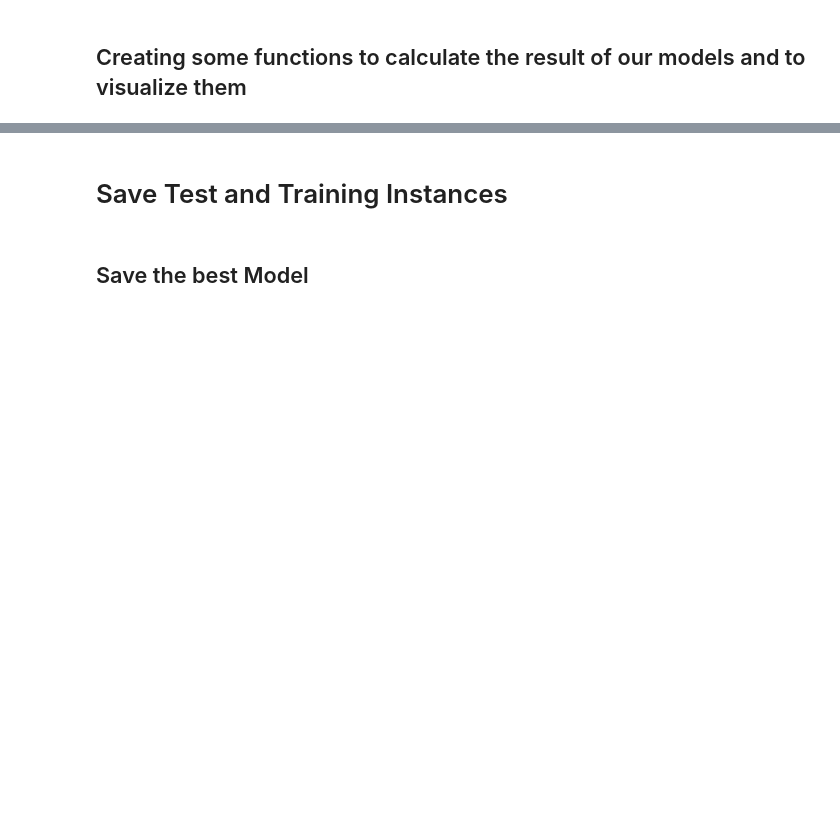
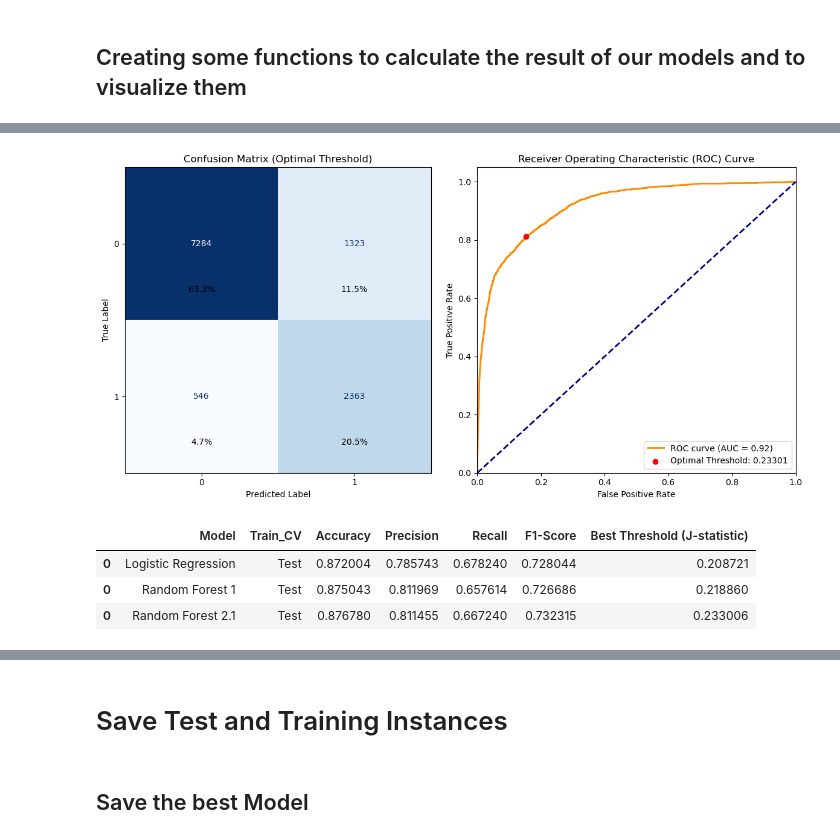
Before and after one commit to GOget42/CS_Group_Project, a Jupyter notebook: Jupyter Notebooks for Data Preprocessing/Modeling.ipynb, the cells around one changed output, grey strips where cells are left out. Saved outputs shown, nothing was run; the diff lists cells and outputs as text; code cells hidden in the pictures; blank space fills up the shorter version.

```diff
--- a/Jupyter Notebooks for Data Preprocessing/Modeling.ipynb
+++ b/Jupyter Notebooks for Data Preprocessing/Modeling.ipynb
@@ -370,0 +548,21 @@ print(f"ROC-AUC auf Testdaten: {roc_auc:.4f}")
+# %%
+# Best Hyperparameters from RandomizedSearchCV No. 2
+best_params21 = {
+    'bootstrap': True,
+    'class_weight': None,
+    'max_depth': 15,
+    'max_features': 0.2,
+    'min_samples_leaf': 6,
+    'min_samples_split': 3,
+    'n_estimators': 574
+}
+
+# Define Random-Forest-Model with the best Hyperparameters
+rf_model_2_1 = RandomForestClassifier(
+    random_state=42,  # Same random state for reproducibility
+    **best_params21  # Add the best hyperparameters
+)
+# %%
+rf_2_1_scores = compute_metrics(rf_model_2_1, X_train, y_train, X_test, y_test, scorer=scorer, model_name="Random Forest 2.1")
+# %% [output]
+[figure, added]
@@ -370,0 +571,7 @@ print(f"ROC-AUC auf Testdaten: {roc_auc:.4f}")
+# %%
+results2
+# %% [output]
+|  | Model | Train_CV | Accuracy | Precision | Recall | F1-Score | Best Threshold (J-statistic) |
+| 0 | Logistic Regression | Test | 0.872004 | 0.785743 | 0.678240 | 0.728044 | 0.208721 |
+| 0 | Random Forest 1 | Test | 0.875043 | 0.811969 | 0.657614 | 0.726686 | 0.218860 |
+| 0 | Random Forest 2.1 | Test | 0.876780 | 0.811455 | 0.667240 | 0.732315 | 0.233006 |
```
Also changed, not shown: parts of 121 cells of this notebook.
